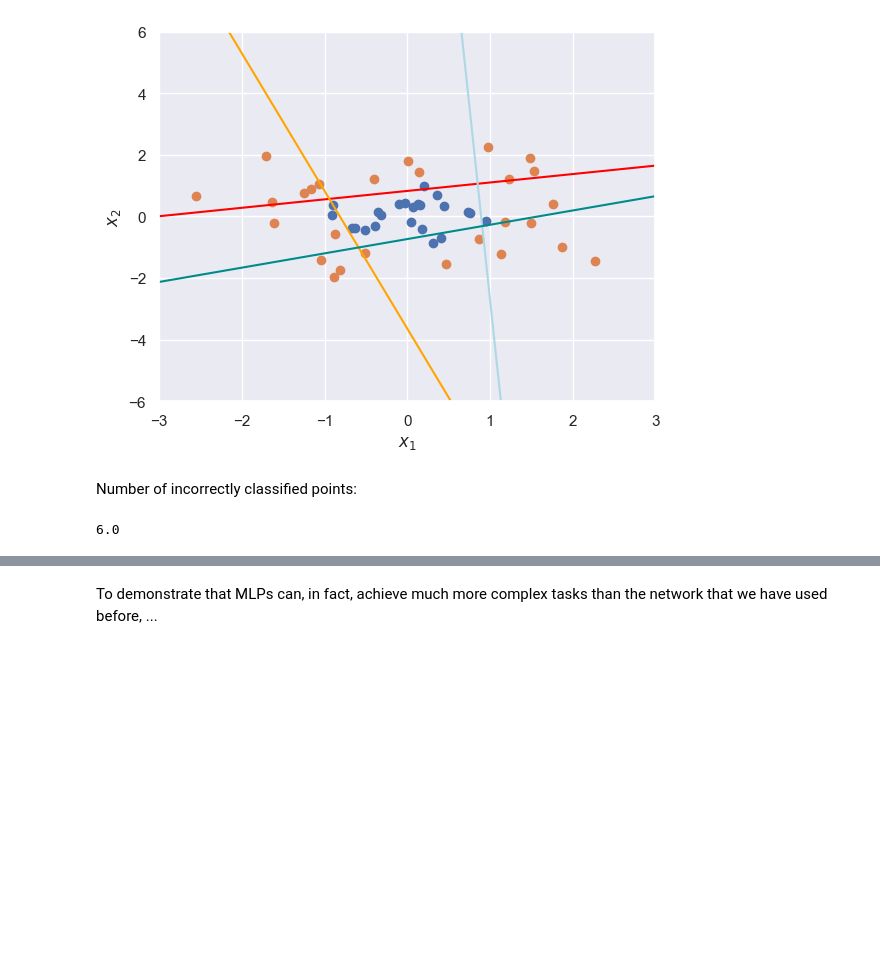
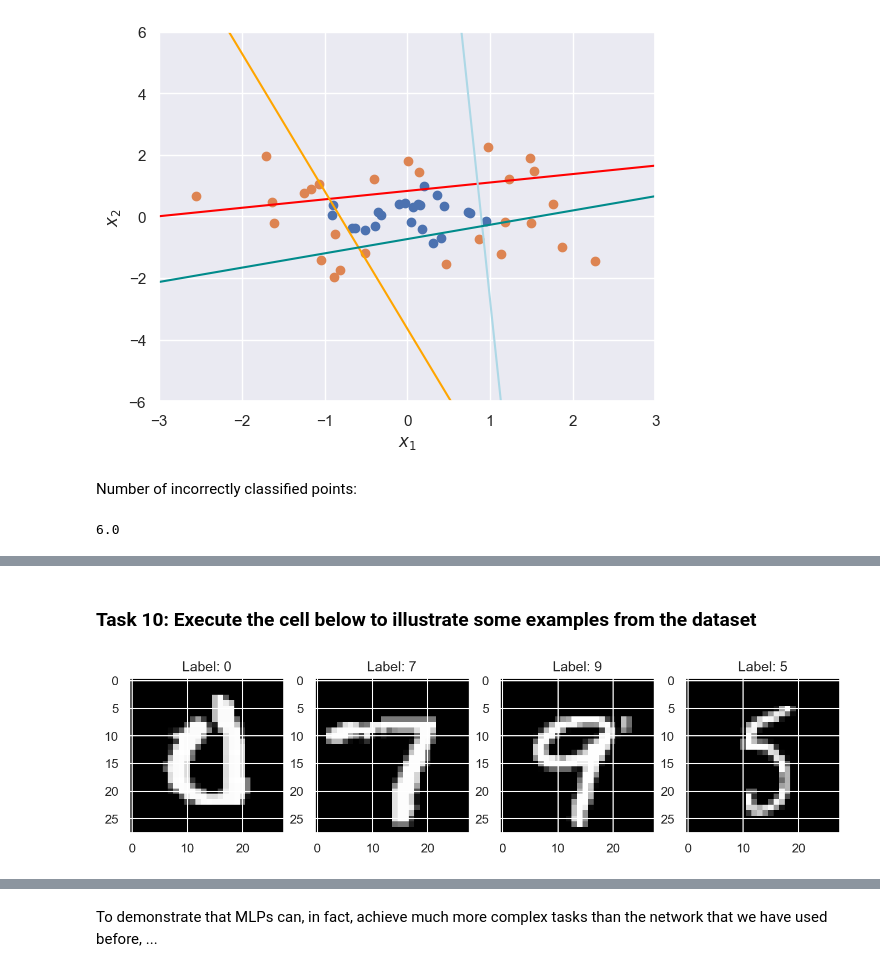
Before and after one commit to equinor/kai-edc2024-workshop, a Jupyter notebook: 1_introduction/solution.ipynb, the cells around one changed output, grey strips where cells are left out. Cells and saved outputs as stored; diff of their text form; code cells hidden in the pictures; blank space fills up the shorter version.

```diff
--- a/1_introduction/solution.ipynb
+++ b/1_introduction/solution.ipynb
@@ -605,0 +683,37 @@ Universal function approximator means that MLPs can perfectly describe any funct
+# %% [markdown]
+### Task 10: Execute the cell below to illustrate some examples from the dataset
+# %%
+batch_size = 64
+
+# Load Data
+train_dataset = datasets.MNIST(root='dataset/', train=True, transform=transforms.ToTensor(), download=True)
+train_loader = DataLoader(dataset=train_dataset, batch_size=batch_size, shuffle=True)
+
+test_dataset = datasets.MNIST(root='dataset/', train=False, transform=transforms.ToTensor(), download=True)
+test_loader = DataLoader(dataset=test_dataset, batch_size=batch_size, shuffle=True)
+
+# Visualise data
+# Create layout
+fontsize = 14
+my_dpi = 192
+fig = plt.figure(figsize=(2250 // my_dpi, 1200 // my_dpi), dpi=150)
+outer = gridspec.GridSpec(1, 4)
+
+# Create axes
+axes = []
+axes.append(plt.Subplot(fig, outer[0]))
+axes.append(plt.Subplot(fig, outer[1]))
+axes.append(plt.Subplot(fig, outer[2]))
+axes.append(plt.Subplot(fig, outer[3]))
+
+# Add axes to figure
+for ax in axes:
+    fig.add_subplot(ax)
+
+images, labels = next(iter(train_loader))
+for ida, ax in enumerate(axes):
+    ax.imshow(images[ida][0], cmap='gray')
+    ax.set_title('Label: %d' % labels[ida])
+plt.show()
+# %% [output]
+[figure, added]
```
Also changed, not shown: parts of 24 cells of this notebook, 12 other files.
